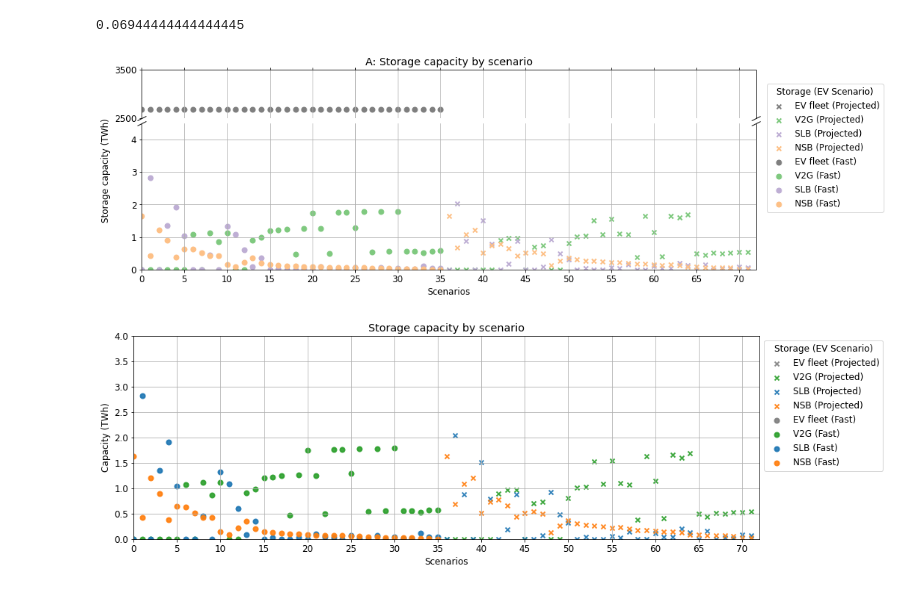
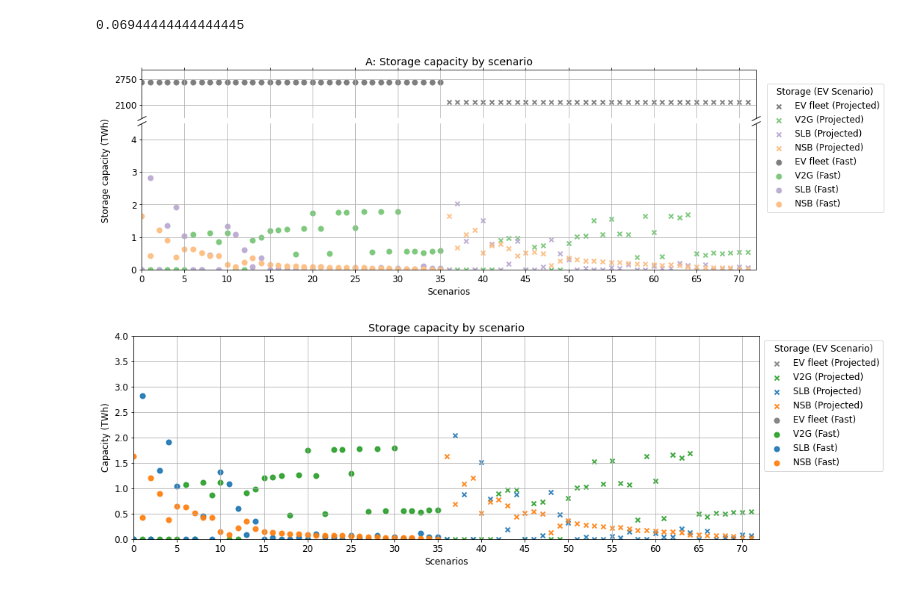
Before and after one commit to fernaag/V2G_in_EU, a Jupyter notebook: results/Manuscript/comparison_plots.ipynb, the cells around one changed output. Saved outputs shown, nothing was run; the diff lists cells and outputs as text; code cells hidden in the pictures.

Commit message:
Updated Figures

```diff
--- a/results/Manuscript/comparison_plots.ipynb
+++ b/results/Manuscript/comparison_plots.ipynb
@@ -174,7 +174,7 @@ for ev_scenario in ['Slow EV', 'Fast EV']:
                     marker = pmarker, label = plabel+' ('+ev_label+')', alpha = transp, linewidth = 2, c = pcolor)
 
 # zoom-in / limit the view to different portions of the data
-ax1.set_ylim(2.5e3, 3.5e3)  # outliers only
+ax1.set_ylim(1.75e3, 3.0e3)  # outliers only
 ax2.set_ylim(0, 4.5)  # most of the data
 
 # hide the spines between ax and ax2
@@ -183,35 +183,35 @@ ax2.spines['top'].set_visible(False)
 ax1.xaxis.tick_top()
 ax1.tick_params(labeltop=False)  # don't put tick labels at the top
 ax2.xaxis.tick_bottom()
 
 # Now, let's turn towards the cut-out slanted lines.
 # We create line objects in axes coordinates, in which (0,0), (0,1),
 # (1,0), and (1,1) are the four corners of the axes.
 # The slanted lines themselves are markers at those locations, such that the
 # lines keep their angle and position, independent of the axes size or scale
 # Finally, we need to disable clipping.
 
 d = .5  # proportion of vertical to horizontal extent of the slanted line
 kwargs = dict(marker=[(-1, -d), (1, d)], markersize=12,
               linestyle="none", color='k', mec='k', mew=1, clip_on=False)
 ax1.plot([0, 1], [0, 0], transform=ax1.transAxes, **kwargs)
 ax2.plot([0, 1], [1, 1], transform=ax2.transAxes, **kwargs)
 
 # beautification
 ax1.grid(), ax2.grid()
-ax1.set_yticks([2500, 3500])
+ax1.set_yticks([2100, 2750])
 plt.xticks(np.arange(0, 150, 5))
 plt.xlim((0, 72))
 #plt.yticks(np.arange(0, 5, 0.5))
 #plt.ylim((0,3.5))
 plt.xlabel('Scenarios')
 # plt.ylabel('Capacity (TWh)')
 fig.text(0.08, 0.5, 'Storage capacity (TWh)', ha='center', va='center', rotation='vertical')
 plt.legend(loc = 'upper left', title = 'Storage (EV Scenario)', bbox_to_anchor=(1.01,1.3))
 ax1.set_title('A: Storage capacity by scenario')
 plt.savefig('storage_capacity_by_scenario.png', dpi = 600, bbox_inches = 'tight')
 # %% [output]
-[figure, old version]
+[figure, new version]
 # %%
 # Plot (storage capacity)
 fig = plt.figure(figsize=[15, 5], facecolor ='white')
```
Also changed, not shown: parts of 1 cell of this notebook, 38 other files.
